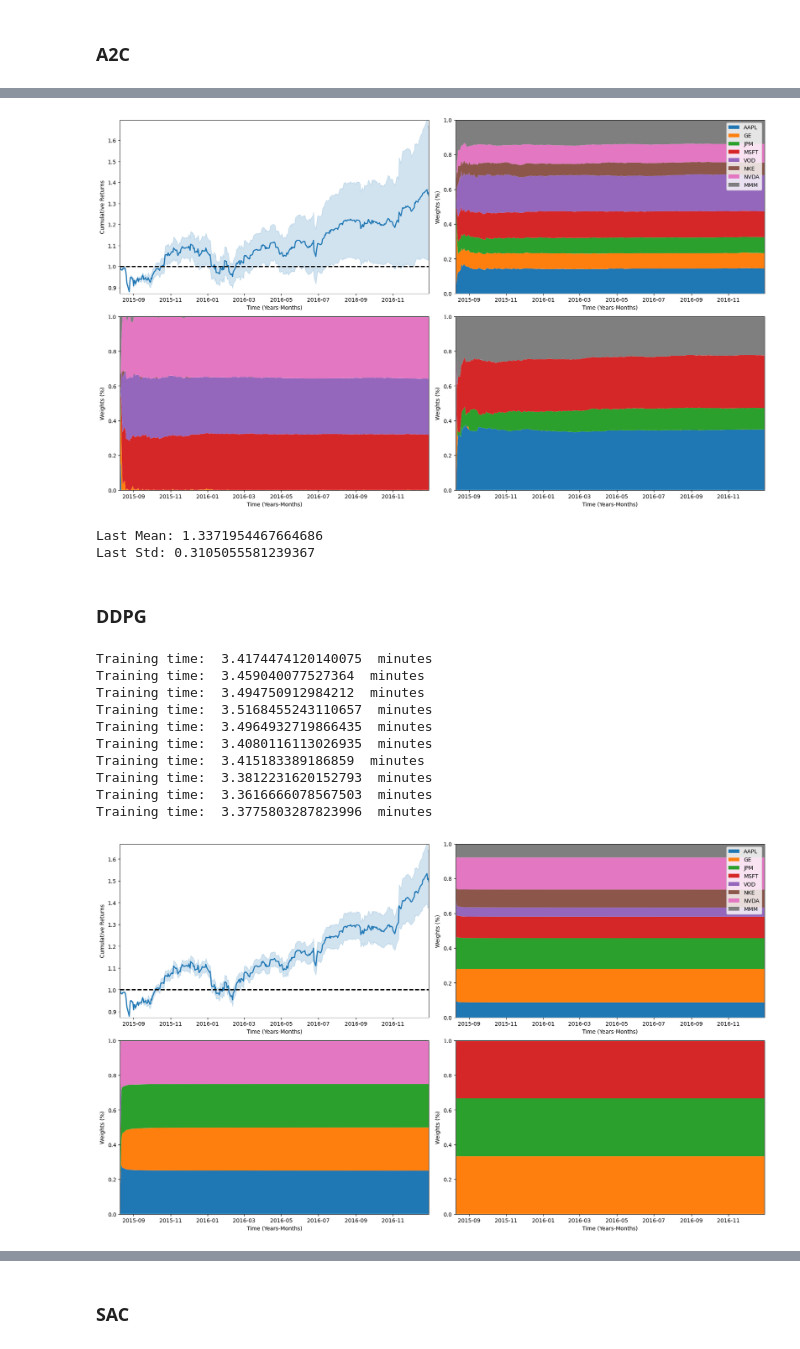
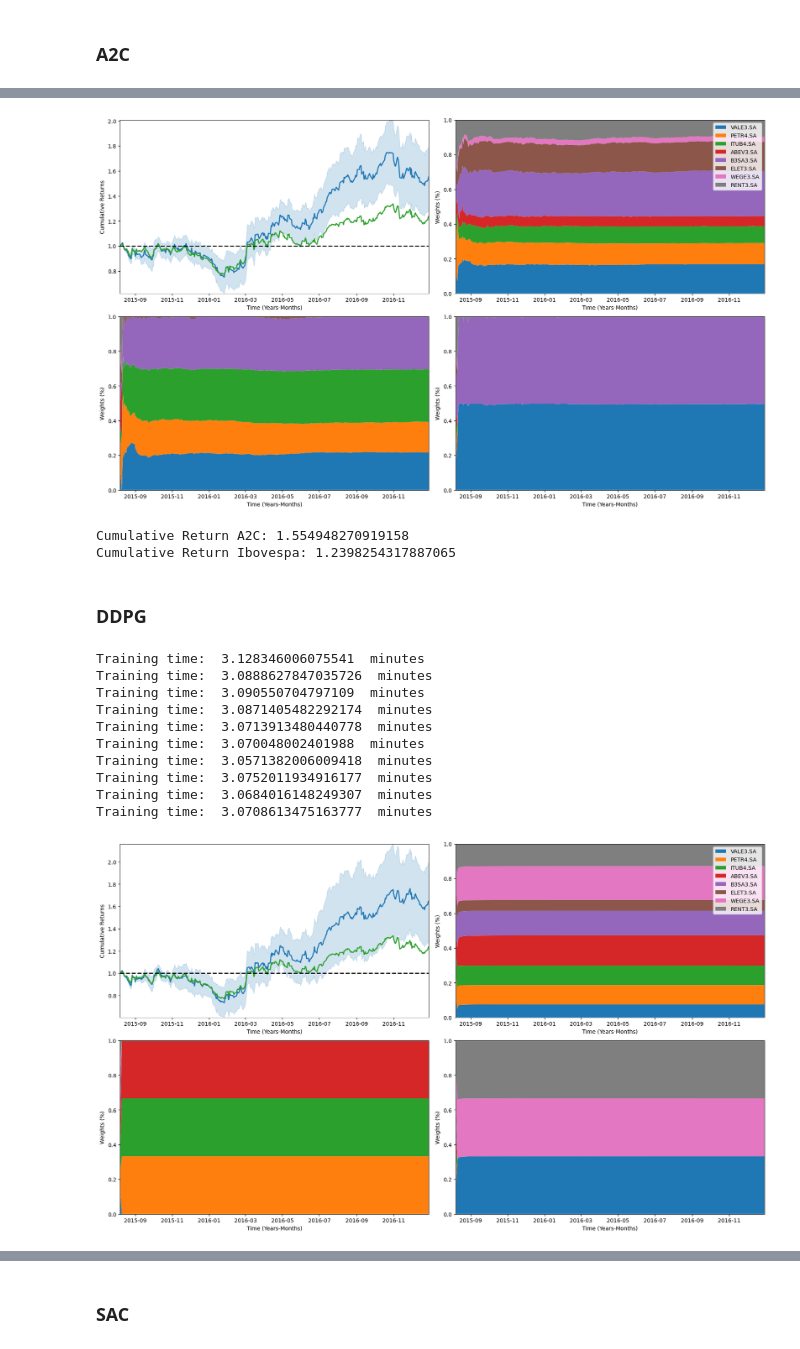
Before and after one commit to tsa3/Benchmarking-Strategies-for-Asset-Allocation, a Jupyter notebook: main.ipynb, the cells around one changed output, grey strips where cells are left out. Cells and saved outputs as stored; diff of their text form; code cells hidden in the pictures.

Commit message:
feat: train using 10 days with Ibovespa

```diff
--- a/main.ipynb
+++ b/main.ipynb
@@ -32,7 +32,7 @@ import yfinance as yf
 # %%
 yf.pdr_override()
 
-tickers =  ["AAPL", "GE", "JPM", "MSFT", "VOD", "NKE", "NVDA", "MMM"]
+tickers =  ["VALE3.SA", "PETR4.SA", "ITUB4.SA", "ABEV3.SA", "B3SA3.SA", "ELET3.SA", "WEGE3.SA", "RENT3.SA"]
 df = pdr.get_data_yahoo([tickers][0], start='2010-01-01', end="2017-01-01")
 
 data = df.copy()
@@ -52,0 +53,12 @@ data.head(2)
+# %%
+benchmark = ["^BVSP"]
+df_benchmark = pdr.get_data_yahoo([benchmark][0], start='2015-08-07', end="2016-12-30")
+
+data_benchmark = df_benchmark.copy()
+data_benchmark['Adj Close'] = data_benchmark['Adj Close'].ffill()
+df_benchmark = df_benchmark.bfill(axis=1)
+data_benchmark['Adj Close'] = data_benchmark['Adj Close'].ffill()
+df_benchmark = df_benchmark.bfill(axis=1)
+
+data_benchmark = data_benchmark['Adj Close']
+data_benchmark.head(-1)
@@ -190,6 +224,10 @@ runs = 10
 policy = "MlpPolicy"
 length = test_re_df.shape[0]
 stocks = test_re_df.shape[1]
+# %%
+Cumulative_returns_daily_benchmark = np.zeros(length)
+for i in range(len(data_benchmark)):
+  Cumulative_returns_daily_benchmark[i] = data_benchmark[i] / data_benchmark[0]
 # %% [markdown]
 ### PPO
 # %%
@@ -324,6 +363,7 @@ a2c_std = np.std(np.array(Cumulative_returns_daily_drl_a2c),axis=0)
 
 axs[0,0].plot(test_re_df.index, a2c_mean, color='tab:blue', linewidth =2.0)
 axs[0,0].fill_between(test_re_df.index, a2c_mean - a2c_std, a2c_mean + a2c_std, alpha=0.2, color='tab:blue')
+axs[0,0].plot(test_re_df.index, Cumulative_returns_daily_benchmark, color='tab:green', linewidth =2.0)
 axs[0,0].margins(x=0)
 axs[0,0].margins(y=0)
 axs[0,0].axhline(1, color='black', linestyle='--', lw=2)
@@ -332,7 +372,7 @@ axs[0,0].set_xlabel("Time (Years-Months)")
 
 portfolio_weights_a2c_ = np.mean(np.array(portfolio_weights_a2c),axis=0)
 df = pd.DataFrame (portfolio_weights_a2c_, index = test_re_df.index, columns = tickers)
-axs[0,1].stackplot(test_re_df.index, df['AAPL'], df['GE'], df['JPM'], df['MSFT'], df['VOD'], df['NKE'], df['NVDA'], df['MMM'], labels=tickers)
+axs[0,1].stackplot(test_re_df.index, df['VALE3.SA'], df['PETR4.SA'], df['ITUB4.SA'], df['ABEV3.SA'], df['B3SA3.SA'], df['ELET3.SA'], df['WEGE3.SA'], df['RENT3.SA'], labels=tickers)
 axs[0,1].legend(loc='upper right')
 axs[0,1].margins(x=0)
 axs[0,1].margins(y=0)
@@ -341,7 +381,7 @@ axs[0,1].set_xlabel("Time (Years-Months)")
 
 portfolio_weights_a2c_ = portfolio_weights_a2c[np.argmax(Cumulative_returns_daily_drl_a2c[:,-1])]
 df = pd.DataFrame (portfolio_weights_a2c_, index = test_re_df.index, columns = tickers)
-axs[1,0].stackplot(test_re_df.index, df['AAPL'], df['GE'], df['JPM'], df['MSFT'], df['VOD'], df['NKE'], df['NVDA'], df['MMM'], labels=tickers)
+axs[1,0].stackplot(test_re_df.index, df['VALE3.SA'], df['PETR4.SA'], df['ITUB4.SA'], df['ABEV3.SA'], df['B3SA3.SA'], df['ELET3.SA'], df['WEGE3.SA'], df['RENT3.SA'], labels=tickers)
 axs[1,0].margins(x=0)
 axs[1,0].margins(y=0)
 axs[1,0].set_ylabel("Weights (%)")
@@ -349,7 +389,7 @@ axs[1,0].set_xlabel("Time (Years-Months)")
 
 portfolio_weights_a2c_ = portfolio_weights_a2c[np.argmin(Cumulative_returns_daily_drl_a2c[:,-1])]
 df = pd.DataFrame (portfolio_weights_a2c_, index = test_re_df.index, columns = tickers)
-axs[1,1].stackplot(test_re_df.index, df['AAPL'], df['GE'], df['JPM'], df['MSFT'], df['VOD'], df['NKE'], df['NVDA'], df['MMM'], labels=tickers)
+axs[1,1].stackplot(test_re_df.index, df['VALE3.SA'], df['PETR4.SA'], df['ITUB4.SA'], df['ABEV3.SA'], df['B3SA3.SA'], df['ELET3.SA'], df['WEGE3.SA'], df['RENT3.SA'], labels=tickers)
 axs[1,1].margins(x=0)
 axs[1,1].margins(y=0)
 axs[1,1].set_ylabel("Weights (%)")
@@ -357,13 +397,13 @@ axs[1,1].set_xlabel("Time (Years-Months)")
 
 plt.savefig(algo+'_'+str(timesteps)+'_'+str(rebalance_period)+'_drl0.png',bbox_inches='tight')
 # %% [output]
-[figure, old version]
+[figure, new version]
 # %%
-print(f"Last Mean: {a2c_mean[-1]}")
-print(f"Last Std: {a2c_std[-1]}")
+print(f"Cumulative Return A2C: {a2c_mean[-1]}")
+print(f"Cumulative Return Ibovespa: {Cumulative_returns_daily_benchmark[-1]}")
 # %% [output]
-Last Mean: 1.3371954467664686
-Last Std: 0.3105055581239367
+Cumulative Return A2C: 1.554948270919158
+Cumulative Return Ibovespa: 1.2398254317887065
 # %% [markdown]
 ### DDPG
 # %%
@@ -393,16 +433,16 @@ while (i<runs):
     Cumulative_returns_daily_drl_ddpg[i] = (1+return_stocks_ddpg).cumprod()
     i = i+1
 # %% [output]
-Training time:  3.4174474120140075  minutes
-Training time:  3.459040077527364  minutes
-Training time:  3.494750912984212  minutes
-Training time:  3.5168455243110657  minutes
-Training time:  3.4964932719866435  minutes
-Training time:  3.4080116113026935  minutes
-Training time:  3.415183389186859  minutes
-Training time:  3.3812231620152793  minutes
-Training time:  3.3616666078567503  minutes
-Training time:  3.3775803287823996  minutes
+Training time:  3.128346006075541  minutes
+Training time:  3.0888627847035726  minutes
+Training time:  3.090550704797109  minutes
+Training time:  3.0871405482292174  minutes
+Training time:  3.0713913480440778  minutes
+Training time:  3.070048002401988  minutes
+Training time:  3.0571382006009418  minutes
+Training time:  3.0752011934916177  minutes
+Training time:  3.0684016148249307  minutes
+Training time:  3.0708613475163777  minutes
 # %%
 fig, axs = plt.subplots(2, 2, figsize=(17,10),constrained_layout=True)
 
@@ -411,38 +451,39 @@ ddpg_std = np.std(np.array(Cumulative_returns_daily_drl_ddpg),axis=0)
 
 axs[0,0].plot(test_re_df.index, ddpg_mean, color='tab:blue', linewidth =2.0)
 axs[0,0].fill_between(test_re_df.index, ddpg_mean - ddpg_std, ddpg_mean + ddpg_std, alpha=0.2, color='tab:blue')
+axs[0,0].plot(test_re_df.index, Cumulative_returns_daily_benchmark, color='tab:green', linewidth =2.0)
 axs[0,0].margins(x=0)
 axs[0,0].margins(y=0)
 axs[0,0].axhline(1, color='black', linestyle='--', lw=2)
 axs[0,0].set_ylabel("Cumulative Returns")
 axs[0,0].set_xlabel("Time (Years-Months)")
 
 portfolio_weights_ddgpc_ = np.mean(np.array(portfolio_weights_ddpg),axis=0)
 df = pd.DataFrame (portfolio_weights_ddgpc_, index = test_re_df.index, columns = tickers)
-axs[0,1].stackplot(test_re_df.index, df['AAPL'], df['GE'], df['JPM'], df['MSFT'], df['VOD'], df['NKE'], df['NVDA'], df['MMM'], labels=tickers)
+axs[0,1].stackplot(test_re_df.index, df['VALE3.SA'], df['PETR4.SA'], df['ITUB4.SA'], df['ABEV3.SA'], df['B3SA3.SA'], df['ELET3.SA'], df['WEGE3.SA'], df['RENT3.SA'], labels=tickers)
 axs[0,1].legend(loc='upper right')
 axs[0,1].margins(x=0)
 axs[0,1].margins(y=0)
 axs[0,1].set_ylabel("Weights (%)")
 axs[0,1].set_xlabel("Time (Years-Months)")
 
 portfolio_weights_ddgpc_ = portfolio_weights_ddpg[np.argmax(Cumulative_returns_daily_drl_ddpg[:,-1])]
 df = pd.DataFrame (portfolio_weights_ddgpc_, index = test_re_df.index, columns = tickers)
-axs[1,0].stackplot(test_re_df.index, df['AAPL'], df['GE'], df['JPM'], df['MSFT'], df['VOD'], df['NKE'], df['NVDA'], df['MMM'], labels=tickers)
+axs[1,0].stackplot(test_re_df.index, df['VALE3.SA'], df['PETR4.SA'], df['ITUB4.SA'], df['ABEV3.SA'], df['B3SA3.SA'], df['ELET3.SA'], df['WEGE3.SA'], df['RENT3.SA'], labels=tickers)
 axs[1,0].margins(x=0)
 axs[1,0].margins(y=0)
 axs[1,0].set_ylabel("Weights (%)")
 axs[1,0].set_xlabel("Time (Years-Months)")
 
 portfolio_weights_ddgpc_ = portfolio_weights_ddpg[np.argmin(Cumulative_returns_daily_drl_ddpg[:,-1])]
 df = pd.DataFrame (portfolio_weights_ddgpc_, index = test_re_df.index, columns = tickers)
-axs[1,1].stackplot(test_re_df.index, df['AAPL'], df['GE'], df['JPM'], df['MSFT'], df['VOD'], df['NKE'], df['NVDA'], df['MMM'], labels=tickers)
+axs[1,1].stackplot(test_re_df.index, df['VALE3.SA'], df['PETR4.SA'], df['ITUB4.SA'], df['ABEV3.SA'], df['B3SA3.SA'], df['ELET3.SA'], df['WEGE3.SA'], df['RENT3.SA'], labels=tickers)
 axs[1,1].margins(x=0)
 axs[1,1].margins(y=0)
 axs[1,1].set_ylabel("Weights (%)")
 axs[1,1].set_xlabel("Time (Years-Months)")
 
 plt.savefig(algo+'_'+str(timesteps)+'_'+str(rebalance_period)+'_drl0.png',bbox_inches='tight')
 # %% [output]
-[figure, old version]
+[figure, new version]
 # %%
```
Also changed, not shown: parts of 36 cells of this notebook.
